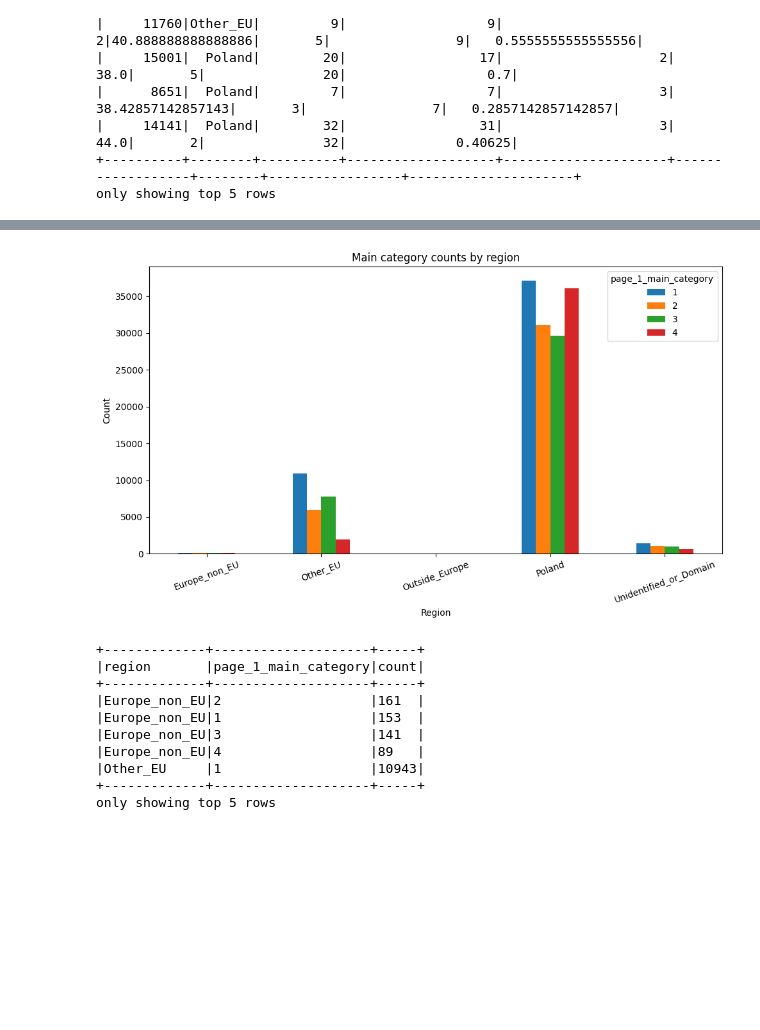
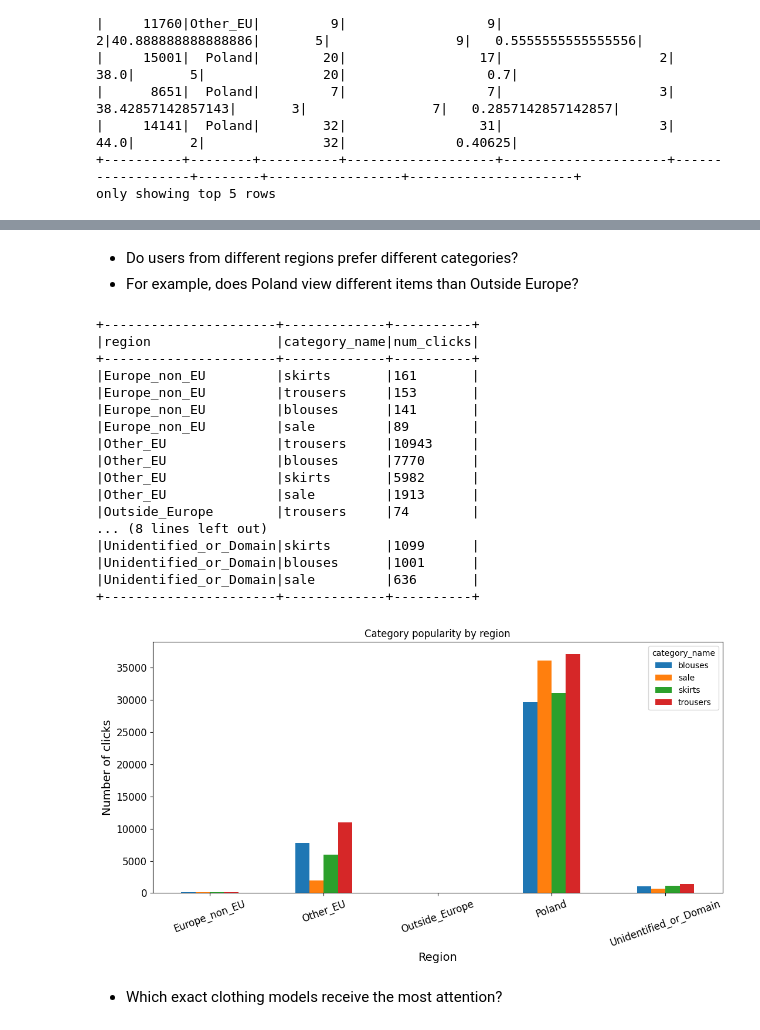
Before and after one commit to namvdo/bdpa-clickflow, a Jupyter notebook: notebooks/02_analysis.ipynb, the cells around one changed output, grey strips where cells are left out. Saved outputs shown, nothing was run; the diff lists cells and outputs as text; code cells hidden in the pictures; blank space fills up the shorter version.

```diff
--- a/notebooks/02_analysis.ipynb
+++ b/notebooks/02_analysis.ipynb
@@ -145,18 +145,19 @@ def plot_df(
     )
 
     if xlabel is not None:
-        ax.set_xlabel(xlabel)
+        ax.set_xlabel(xlabel, fontsize=14)
     elif x is not None:
-        ax.set_xlabel(x)
+        ax.set_xlabel(x, fontsize=14)
 
     if ylabel is not None:
-        ax.set_ylabel(ylabel)
+        ax.set_ylabel(ylabel, fontsize=14)
     elif y is not None and isinstance(y, str):
-        ax.set_ylabel(y)
+        ax.set_ylabel(y, fontsize=14)
 
     if title is not None:
         ax.set_title(title)
-
+    ax.tick_params(axis="x", labelsize=12)
+    ax.tick_params(axis="y", labelsize=12)
     plt.xticks(rotation=rotation)
     plt.tight_layout()
     plt.show()
@@ -236,37 +362,53 @@ sessions_by_region.show(truncate=False)
+# %% [markdown]
+- Do users from different regions prefer different categories?
+- For example, does Poland view different items than Outside Europe?
 # %%
-# top categories by region
-top_categories = (
-    df.groupBy("region", "page_1_main_category")
-    .count()
-    .orderBy("region", F.desc("count"))
+# Category popularity by region
+
+category_by_region = (
+    df_eda.groupBy("region", "category_name")
+    .agg(F.count("*").alias("num_clicks"))
+    .orderBy("region", F.desc("num_clicks"))
 )
 
-pdf = top_categories.toPandas()
+category_by_region.show(50, truncate=False)
+
+pdf = category_by_region.toPandas()
+
 pivot = pdf.pivot(
-    index="region", columns="page_1_main_category", values="count"
+    index="region",
+    columns="category_name",
+    values="num_clicks"
 ).fillna(0)
 
 plot_df(
     pivot,
     kind="bar",
-    figsize=(10, 6),
+    figsize=(11, 6),
     xlabel="Region",
-    ylabel="Count",
-    title="Main category counts by region",
-    rotation=20,
+    ylabel="Number of clicks",
+    title="Category popularity by region",
+    rotation=20
 )
-
-top_categories.show(5, truncate=False)
 # %% [output]
++----------------------+-------------+----------+
+|region                |category_name|num_clicks|
++----------------------+-------------+----------+
+|Europe_non_EU         |skirts       |161       |
+|Europe_non_EU         |trousers     |153       |
+|Europe_non_EU         |blouses      |141       |
+|Europe_non_EU         |sale         |89        |
+|Other_EU              |trousers     |10943     |
+|Other_EU              |blouses      |7770      |
+|Other_EU              |skirts       |5982      |
+|Other_EU              |sale         |1913      |
+|Outside_Europe        |trousers     |74        |
+... (8 lines left out)
+|Unidentified_or_Domain|skirts       |1099      |
+|Unidentified_or_Domain|blouses      |1001      |
+|Unidentified_or_Domain|sale         |636       |
++----------------------+-------------+----------+
-[figure, old version]
+[figure, new version]
-+-------------+--------------------+-----+
-|region       |page_1_main_category|count|
-+-------------+--------------------+-----+
-|Europe_non_EU|2                   |161  |
-|Europe_non_EU|1                   |153  |
-|Europe_non_EU|3                   |141  |
-|Europe_non_EU|4                   |89   |
-|Other_EU     |1                   |10943|
-+-------------+--------------------+-----+
-only showing top 5 rows
+# %% [markdown]
+- Which exact clothing models receive the most attention?
 # %%
```
Also changed, not shown: parts of 40 cells of this notebook.
